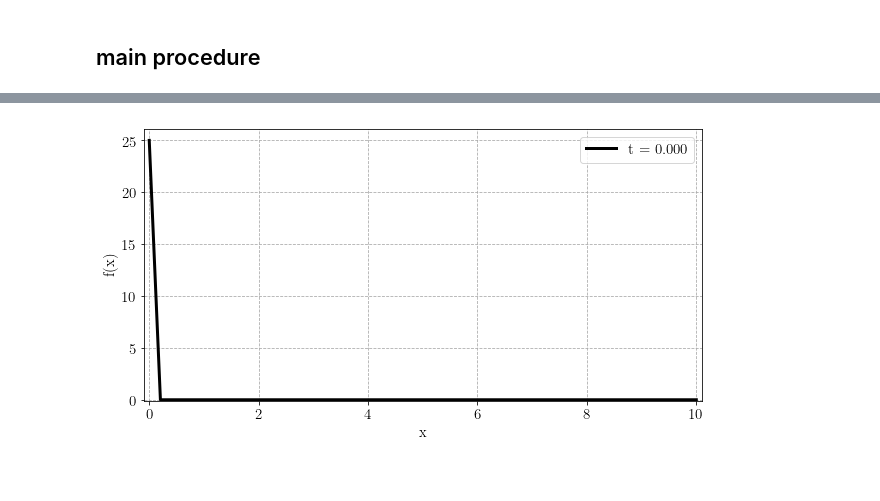
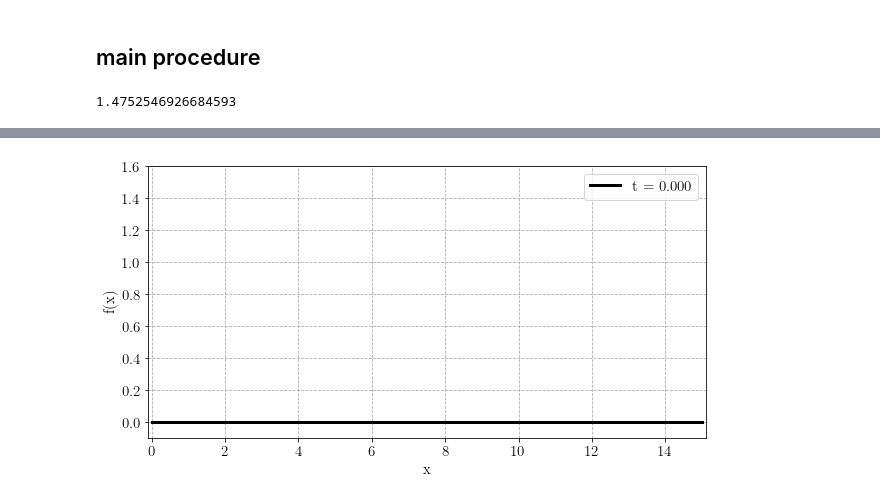
Before and after one commit to olgaborodina/mipt_compphys, a Jupyter notebook: task2_explicit_nonlinear.ipynb, the cells around one changed output, grey strips where cells are left out. Cells and saved outputs as stored; diff of their text form; code cells hidden in the pictures; blank space fills up the shorter version.

```diff
--- a/task2_explicit_nonlinear.ipynb
+++ b/task2_explicit_nonlinear.ipynb
@@ -15,14 +15,15 @@ from IPython.display import HTML
 check=0.5
 
 LAMBDA0 = 0.5
-SIGMA = 0.5
-LENGTH = 10
+SIGMA = 0.2
+LENGTH = 15
 DURATION = 50
 INITIAL = 0
-BOUND = 25
+BOUND = 0.5
 
 NUMBER_X = 50
 NUMBER_T = int(LAMBDA0 * DURATION * NUMBER_X**2 / LENGTH**2 / check)
+C = np.sqrt(np.power(BOUND, SIGMA) * LAMBDA0 / SIGMA)
 # %%
 step_x = LENGTH / (NUMBER_X - 1)
 step_t = DURATION / (NUMBER_T - 1)
@@ -38,49 +41,70 @@ temperature = temperature.set_index('x')
 temperature.iloc[:, 0] = INITIAL
 temperature.iloc[0] = BOUND * np.power(time, SIGMA)
 temperature.iloc[NUMBER_X-1, :] = INITIAL
+# %%
+lambdas = LAMBDA0 * np.power(temperature, SIGMA)
 # %% [markdown]
 ## main procedure
+# %%
+C
+# %% [output]
+1.4752546926684593
+# %%
+def get_lambdas(lambdas, t, x):
+    if (C * t *  step_t > x *step_x + 5) & (C * t *  step_t < x *step_x - 5):
+        lambda_plus = 2 * lambdas.iloc[x, t] * lambdas.iloc[x+1, t] / (lambdas.iloc[x, t] + lambdas.iloc[x+1, t])
+        lambda_minus = 2 * lambdas.iloc[x, t] * lambdas.iloc[x-1, t] / (lambdas.iloc[x, t] + lambdas.iloc[x-1, t])
+    else:
+        lambda_plus = (lambdas.iloc[x, t] + lambdas.iloc[x+1, t]) / 2
+        lambda_minus = (lambdas.iloc[x, t] + lambdas.iloc[x-1, t]) / 2
+    return lambda_plus, lambda_minus
 # %%
-# pbar = tqdm_notebook(total = NUMBER_T - 1)
+pbar = tqdm_notebook(total = NUMBER_T - 1)
 
-# for t in range(0, NUMBER_T - 1):
-#     for x in range(1, NUMBER_X - 1):
-#         operator = LAMBDA / step_x**2 * (function.iloc[x+1, t] - 2 * function.iloc[x, t] +
-#                                          function.iloc[x-1, t])
-#         function.iloc[x, t+1] = step_t * operator + function.iloc[x, t]
-#     pbar.update()
+for t in range(0, NUMBER_T - 1):
+    for x in range(1, NUMBER_X - 1):
+        lambda_plus, lambda_minus = get_lambdas(lambdas, t, x)
+
+        second_derivative = (lambda_plus * (temperature.iloc[x+1, t] - temperature.iloc[x, t]) -
+                             lambda_minus * (temperature.iloc[x, t] - temperature.iloc[x-1, t])) / step_x**2
+
+        temperature.iloc[x, t+1] = step_t * second_derivative + temperature.iloc[x, t]
+
+    lambdas.iloc[:, t+1] = LAMBDA0 * np.power(temperature.iloc[:, t+1], SIGMA)
+
+    pbar.update()
 # %% [output]
 [interactive output not drawn]
 # %%
 plt.rcParams.update({'font.size': 15})
 plt.rc('text', usetex=True)
 plt.rc('font', family='serif')
 plt.rc('text.latex', preamble=r'\usepackage[utf8]{inputenc}')
 plt.rc('text.latex', preamble=r'\usepackage[english]{babel}')
 
 fig, ax = plt.subplots(figsize=(10, 5))
 ax.axis([-0.1, LENGTH + 0.1, -0.1, BOUND + 1.1])
 
-l1, = ax.plot(function.index, function.iloc[:, NUMBER_T - 1], lw=3, color='black', label=NUMBER_T)
+l1, = ax.plot(temperature.index, temperature.iloc[:, NUMBER_T - 1], lw=3, color='black', label=NUMBER_T)
 #l2, = ax.plot([ LAMBDA * float(function.columns[20]), LAMBDA * float(function.columns[20])],[0, BOUND], lw=3, color='blue', label=None)
 
 ax.grid(c='#aaaaaa', ls='--')
 
 ax.set_ylabel("f(x)")
 ax.set_xlabel("x")
 
 def animate(i):
-    l1.set_data(function.index, function.iloc[:, i])
+    l1.set_data(temperature.index, temperature.iloc[:, i])
     l1.set_label('t = ' + '%.3f' %(i * step_t))
     #l2.set_data([A * float(function.columns[i+1]), A * float(function.columns[i+1])],[0, BOUND])
 
     legend = plt.legend(loc='upper right')
     return l1, #l2, legend
 
 ani = animation.FuncAnimation(fig, animate, frames= np.arange(0, NUMBER_T - 1, 15), interval=50)
 
 #ani.save("solution.mp4")
 HTML(ani.to_jshtml())
 # %% [output]
 [interactive output not drawn]
-[figure, old version]
+[figure, new version]
```
Also changed, not shown: parts of 1 cell of this notebook.
